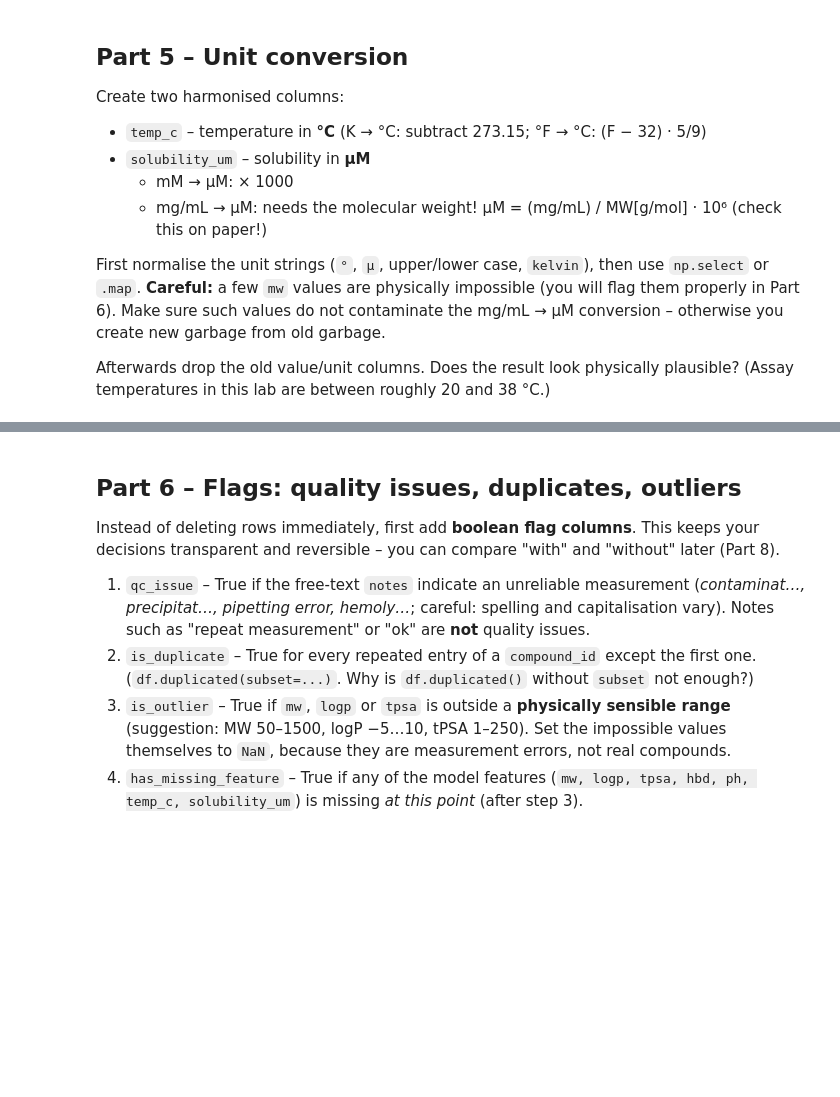
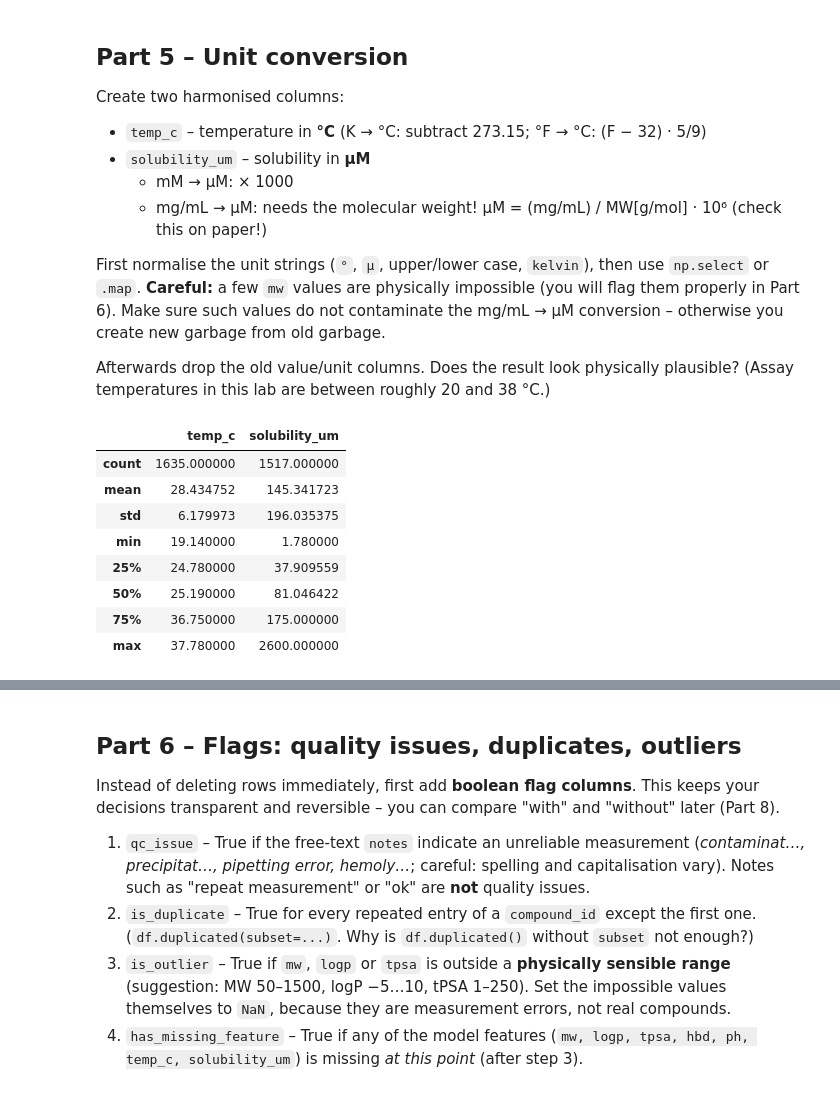
Before and after one commit to MarcZaiser/ChemicalDataScience103_Fork_Zaiser_Marc, a Jupyter notebook: assignments/session16_assignment/wrangling_exercise.ipynb, the cells around one changed output, grey strips where cells are left out. Saved outputs shown, nothing was run; the diff lists cells and outputs as text; code cells hidden in the pictures; blank space fills up the shorter version.

```diff
--- a/assignments/session16_assignment/wrangling_exercise.ipynb
+++ b/assignments/session16_assignment/wrangling_exercise.ipynb
@@ -85,6 +307,23 @@ df = raw.copy()
 # TODO: 1) lowercase + strip whitespace   2) remove "(...)" and "[...]"   3) replace every run of
 #       non-alphanumeric characters by "_"   4) strip leading/trailing "_"   5) rename special cases
 #       (h_bond_donors -> hbd, assay_ph -> ph, temp -> temp_value, solubilty_unit -> solubility_unit, active -> is_active)
+
+df.columns = (
+    df.columns.astype("string")
+    .str.lower()
+    .str.strip()
+    .str.replace(r"\([^)]*\)|\[[^\]]*\]", "", regex=True)
+    .str.replace(r"[^a-z0-9]+", "_", regex=True)
+    .str.strip("_")
+)
+
+df = df.rename(columns={
+    "h_bond_donors": "hbd",
+    "assay_ph": "ph",
+    "temp": "temp_value",
+    "solubilty_unit": "solubility_unit",
+    "active": "is_active",
+})
 # %%
 # ---- Checkpoint 2 ----
 expected = ["compound_id", "mw", "logp", "tpsa", "hbd", "ph", "temp_value", "temp_unit", "solubility",
@@ -159,7 +451,61 @@ Afterwards drop the old value/unit columns. Does the result look physically plau
 # %%
 # TODO: temp_c and solubility_um
 
 # plausibility check - print .describe() of the new columns
+
+# Normalise temperature units
+temp_unit = (
+    df["temp_unit"].astype("string").str.lower().str.strip()
+    .str.replace("°", "", regex=False)
+    .replace({"celsius": "c", "kelvin": "k", "fahrenheit": "f"})
+)
+
+df["temp_c"] = np.select(
+    [temp_unit.isin(["c"]), temp_unit.isin(["k"]), temp_unit.isin(["f"])],
+    [
+        df["temp_value"],
+        df["temp_value"] - 273.15,
+        (df["temp_value"] - 32) * 5 / 9,
+    ],
+    default=np.nan,
+)
+
+# Normalise solubility units
+sol_unit = (
+    df["solubility_unit"].astype("string").str.lower().str.strip()
+    .str.replace("µ", "u", regex=False)
+    .str.replace("μ", "u", regex=False)
+    .str.replace(" ", "", regex=False)
+)
+
+valid_mw = df["mw"].between(50, 1500)
+df["solubility_um"] = np.select(
+    [
+        sol_unit.isin(["um"]),
+        sol_unit.isin(["mm"]),
+        sol_unit.isin(["mg/ml"]) & valid_mw,
+    ],
+    [
+        df["solubility"],
+        df["solubility"] * 1000,
+        df["solubility"] / df["mw"] * 1e6,
+    ],
+    default=np.nan,
+)
+
+df = df.drop(columns=["temp_value", "temp_unit", "solubility", "solubility_unit"])
+
+display(df[["temp_c", "solubility_um"]].describe())
+# %% [output]
+|  | temp_c | solubility_um |
+| count | 1635.000000 | 1517.000000 |
+| mean | 28.434752 | 145.341723 |
+| std | 6.179973 | 196.035375 |
+| min | 19.140000 | 1.780000 |
+| 25% | 24.780000 | 37.909559 |
+| 50% | 25.190000 | 81.046422 |
+| 75% | 36.750000 | 175.000000 |
+| max | 37.780000 | 2600.000000 |
 # %%
 # ---- Checkpoint 5 ----
 assert df["temp_c"].between(15, 40).all(), "Temperature conversion looks wrong"
```
Also changed, not shown: parts of 23 cells of this notebook, 3 other files.
